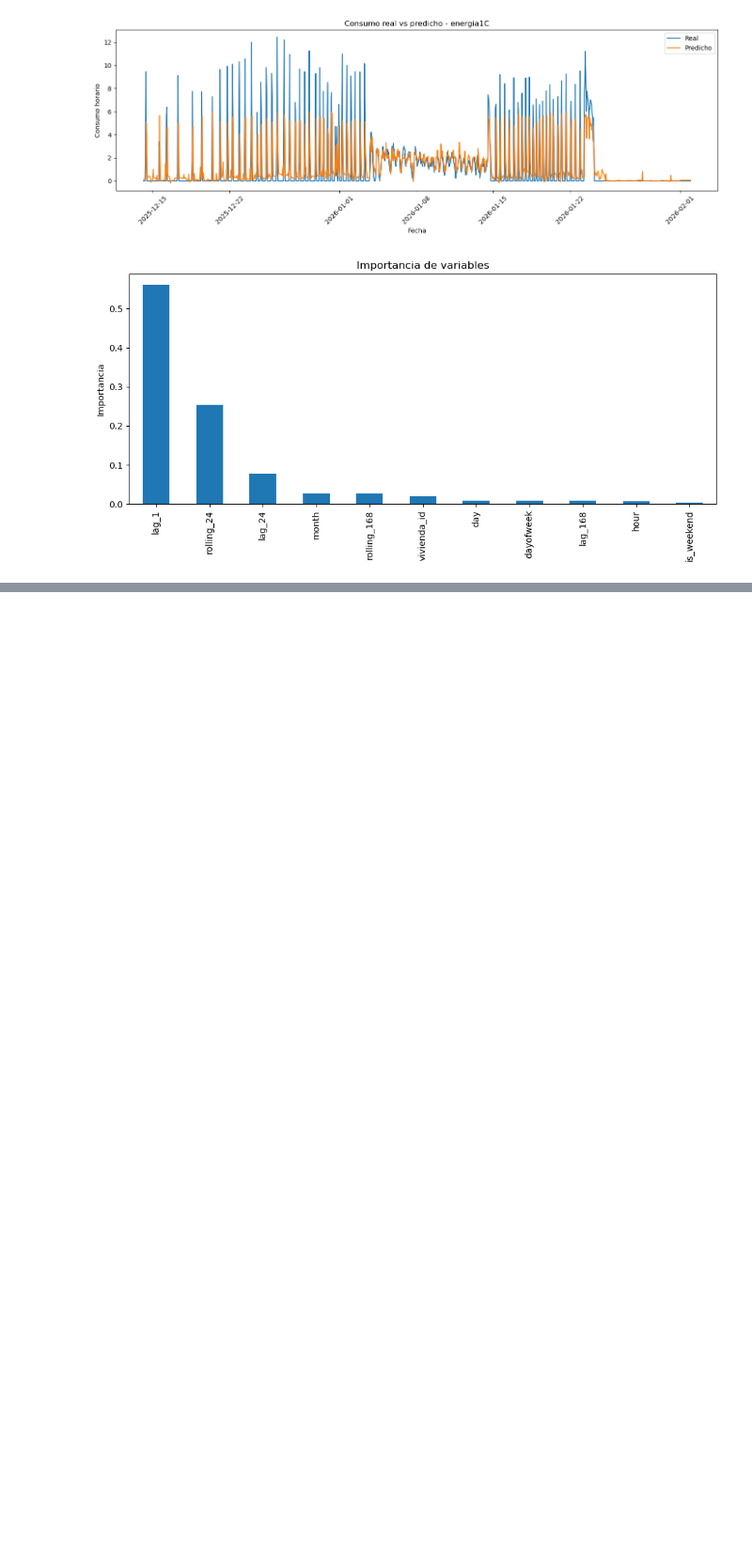
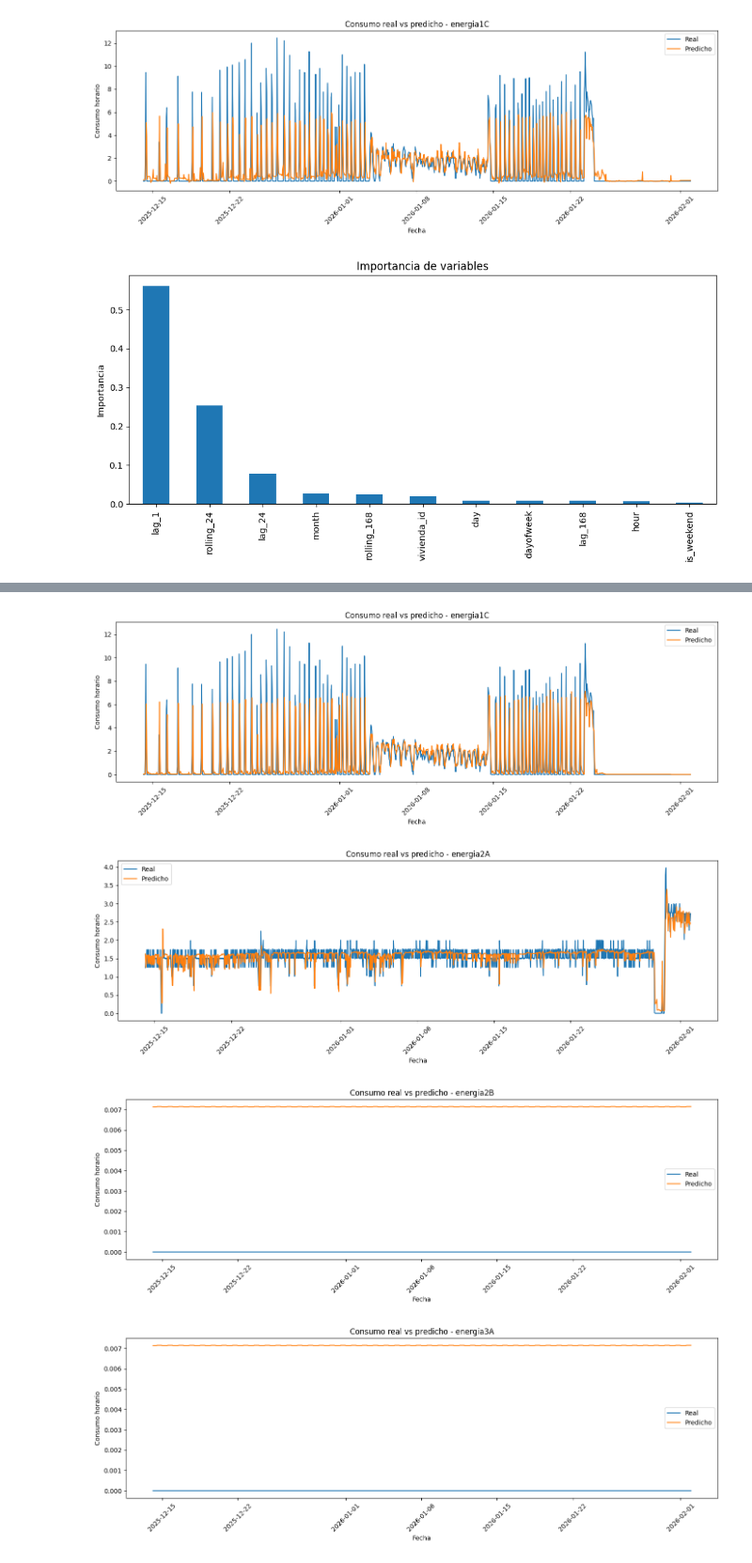
Before and after one commit to lauragomezpena/TFG_energia_comunidad, a Jupyter notebook: data/visualizar.ipynb, the cells around one changed output, grey strips where cells are left out. Shown at 94% size. Drawn from its saved outputs; the diff is of its cells as text; code cells hidden in the pictures; blank space fills up the shorter version.

```diff
--- a/data/visualizar.ipynb
+++ b/data/visualizar.ipynb
@@ -470,0 +571,19 @@ for vivienda in results["vivienda"].unique():
+# %%
+for vivienda in results2["vivienda"].unique():
+    r = results2[results2["vivienda"] == vivienda].copy()
+
+    plt.figure(figsize=(14,5))
+    plt.plot(r["fecha"], r["consumo"], label="Real")
+    plt.plot(r["fecha"], r["pred"], label="Predicho")
+    plt.title(f"Consumo real vs predicho - {vivienda}")
+    plt.xlabel("Fecha")
+    plt.ylabel("Consumo horario")
+    plt.legend()
+    plt.xticks(rotation=45)
+    plt.tight_layout()
+    plt.show()
+# %% [output]
+[figure, added]
+[figure, added]
+[figure, added]
+[figure, added]
```
Also changed, not shown: parts of 18 cells of this notebook, 4 other files.
